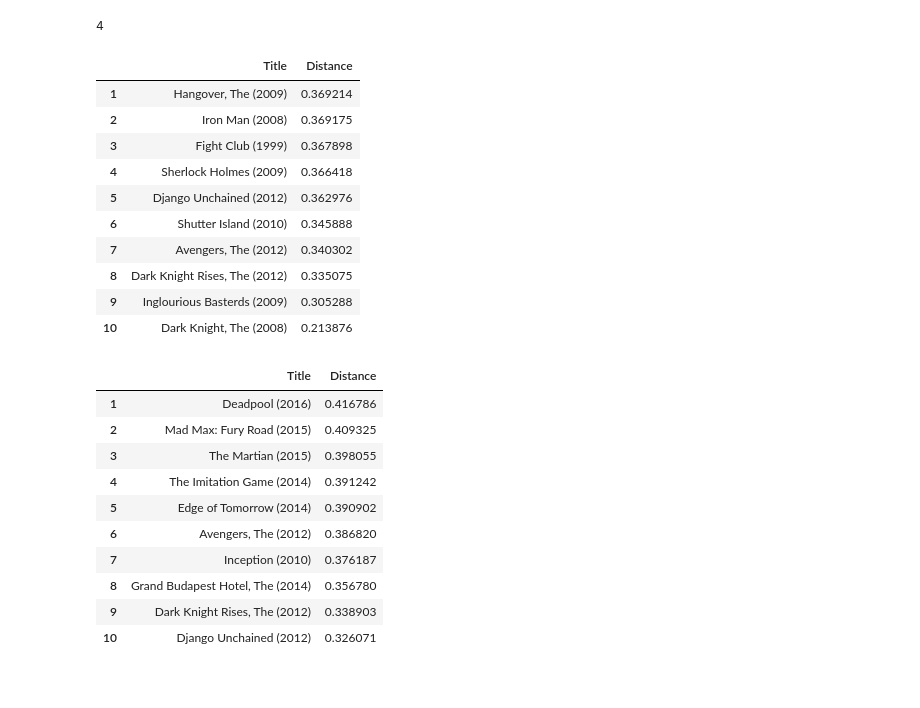
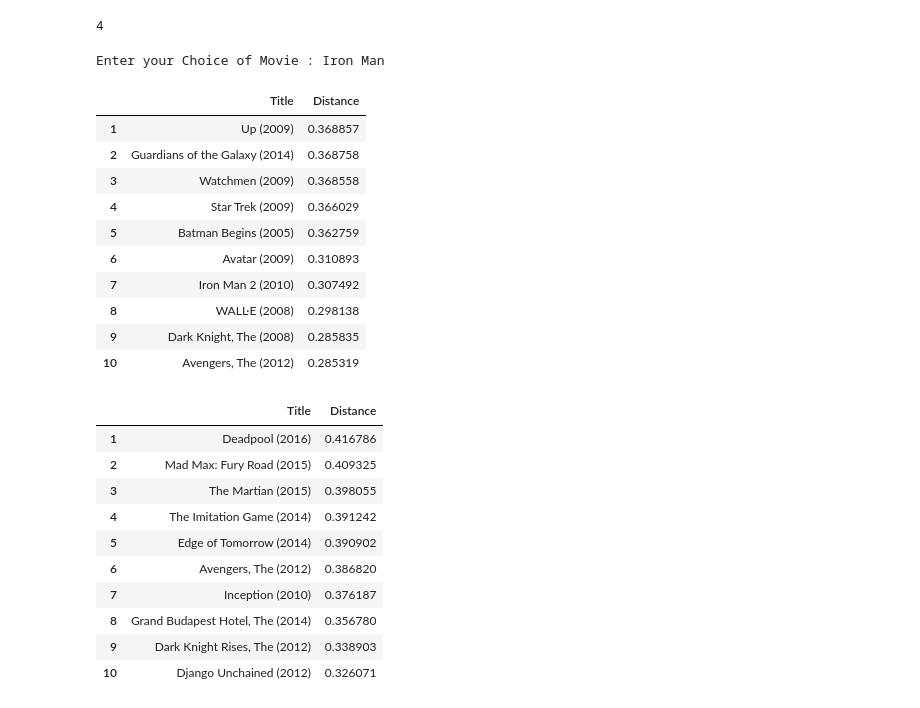
Before and after one commit to Jaswin09/Movie_Recommendation_Model, a Jupyter notebook: Movie_Recommendation.ipynb, the cells around one changed output. Drawn from its saved outputs; the diff is of its cells as text; code cells hidden in the pictures.

```diff
--- a/Movie_Recommendation.ipynb
+++ b/Movie_Recommendation.ipynb
@@ -197,20 +197,22 @@ def get_movie_recommendation(movie_name):
         return df
     else:
         return "No movies found. Please check your input"
-# %%
-get_movie_recommendation('Inception')
-# %% [output]
-|  | Title | Distance |
-| 1 | Hangover, The (2009) | 0.369214 |
-| 2 | Iron Man (2008) | 0.369175 |
-| 3 | Fight Club (1999) | 0.367898 |
-| 4 | Sherlock Holmes (2009) | 0.366418 |
-| 5 | Django Unchained (2012) | 0.362976 |
-| 6 | Shutter Island (2010) | 0.345888 |
-| 7 | Avengers, The (2012) | 0.340302 |
-| 8 | Dark Knight Rises, The (2012) | 0.335075 |
-| 9 | Inglourious Basterds (2009) | 0.305288 |
-| 10 | Dark Knight, The (2008) | 0.213876 |
+# %%
+keyword = input("Enter your Choice of Movie : ")
+get_movie_recommendation(str(keyword))
+# %% [output]
+Enter your Choice of Movie : Iron Man
+|  | Title | Distance |
+| 1 | Up (2009) | 0.368857 |
+| 2 | Guardians of the Galaxy (2014) | 0.368758 |
+| 3 | Watchmen (2009) | 0.368558 |
+| 4 | Star Trek (2009) | 0.366029 |
+| 5 | Batman Begins (2005) | 0.362759 |
+| 6 | Avatar (2009) | 0.310893 |
+| 7 | Iron Man 2 (2010) | 0.307492 |
+| 8 | WALL·E (2008) | 0.298138 |
+| 9 | Dark Knight, The (2008) | 0.285835 |
+| 10 | Avengers, The (2012) | 0.285319 |
 # %%
 get_movie_recommendation('Interstellar')
 # %% [output]
```
Also changed, not shown: parts of 1 cell of this notebook.
